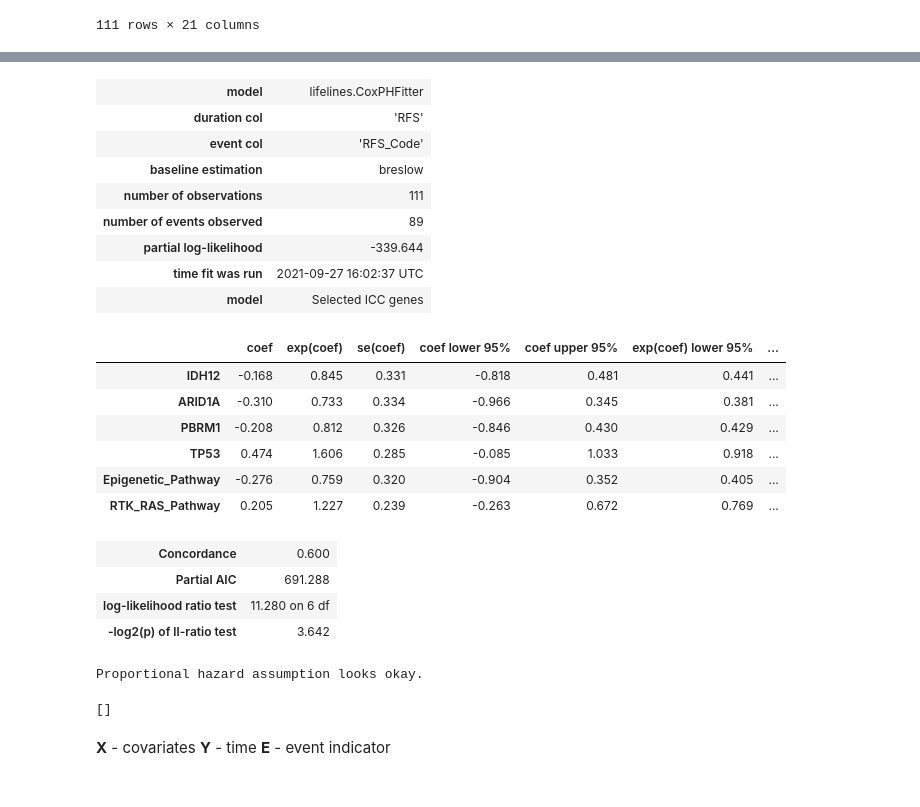
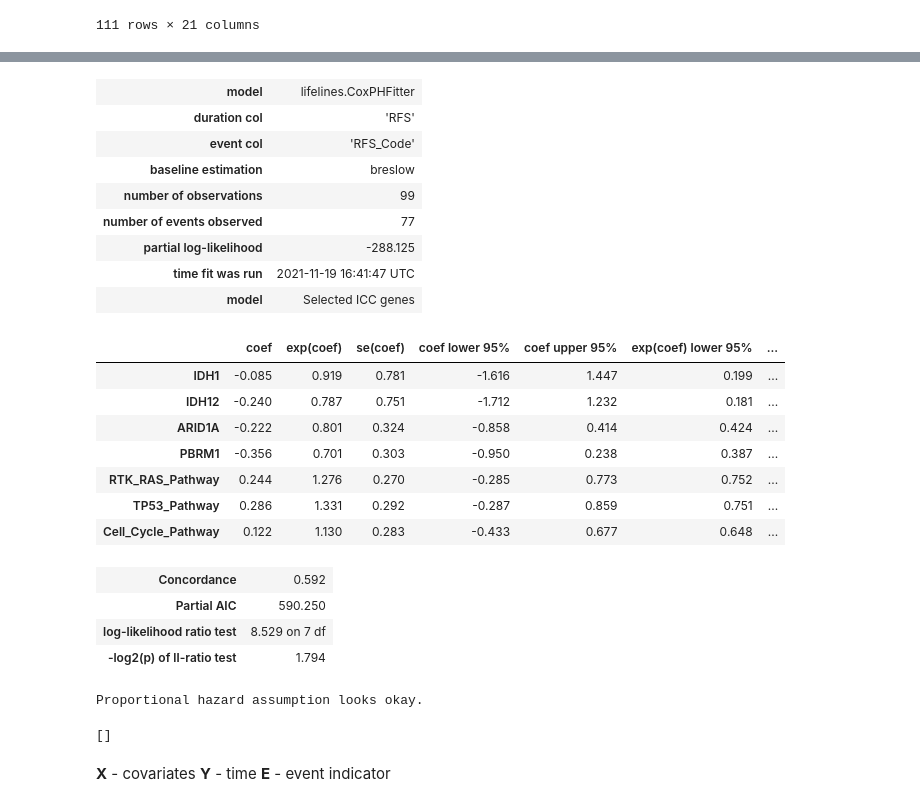
Before and after one commit to strixy16/deep-icc, a Jupyter notebook: data_exploration/explore_genetics.ipynb, the cells around one changed output, grey strips where cells are left out. Cells and saved outputs as stored; diff of their text form; code cells hidden in the pictures.

```diff
--- a/data_exploration/explore_genetics.ipynb
+++ b/data_exploration/explore_genetics.ipynb
@@ -59,3 +51,7 @@ genes_and_labels
 | 109 | ICC_Radiogenomics_3 | 0 | 1 | 1 | 0 | 0 | 0 | 0 | 0 | 0 | ... | ... |
 | 110 | ICC_Radiogenomics_5 | 0 | 0 | 0 | 0 | 0 | 0 | 1 | 1 | 1 | ... | ... |
 111 rows × 21 columns
+# %%
+train_file = "../../Data/train_gene_pats.xlsx"
+train_pats = pd.read_excel(train_file)
+train_pats.head
@@ -61,0 +73,3 @@ genes_and_labels
+# %%
+train_gal = pd.merge(train_pats, genes_and_labels, how='inner', on=['ScoutID', 'ScoutID'])
+train_gal.head
@@ -103,31 +135,32 @@ Text(0.5, 1.0, 'Recurrence Free Survival for Cell_Cycle_Pathway Mutations')
 # %%
-genes_for_cph = genes_and_labels[["IDH12", "ARID1A", "PBRM1", "TP53", "Epigenetic_Pathway", "RTK_RAS_Pathway", "RFS", "RFS_Code"]]
+genes_for_cph = train_gal[["IDH1", "IDH12", "ARID1A", "PBRM1", "RTK_RAS_Pathway", "TP53_Pathway", "Cell_Cycle_Pathway", "RFS", "RFS_Code"]]
 
 cph = CoxPHFitter()
 cph.fit(genes_for_cph, duration_col='RFS', event_col='RFS_Code')
 cph.print_summary(model="Selected ICC genes", decimals=3)
 cph.check_assumptions(genes_for_cph, p_value_threshold=0.05, show_plots=True)
 # %% [output]
 | model | lifelines.CoxPHFitter |
 | duration col | 'RFS' |
 | event col | 'RFS_Code' |
 | baseline estimation | breslow |
-| number of observations | 111 |
-| number of events observed | 89 |
-| partial log-likelihood | -339.644 |
-| time fit was run | 2021-09-27 16:02:37 UTC |
+| number of observations | 99 |
+| number of events observed | 77 |
+| partial log-likelihood | -288.125 |
+| time fit was run | 2021-11-19 16:41:47 UTC |
 | model | Selected ICC genes |
 |  | coef | exp(coef) | se(coef) | coef lower 95% | coef upper 95% | exp(coef) lower 95% | ... |
-| IDH12 | -0.168 | 0.845 | 0.331 | -0.818 | 0.481 | 0.441 | ... |
-| ARID1A | -0.310 | 0.733 | 0.334 | -0.966 | 0.345 | 0.381 | ... |
-| PBRM1 | -0.208 | 0.812 | 0.326 | -0.846 | 0.430 | 0.429 | ... |
-| TP53 | 0.474 | 1.606 | 0.285 | -0.085 | 1.033 | 0.918 | ... |
-| Epigenetic_Pathway | -0.276 | 0.759 | 0.320 | -0.904 | 0.352 | 0.405 | ... |
-| RTK_RAS_Pathway | 0.205 | 1.227 | 0.239 | -0.263 | 0.672 | 0.769 | ... |
+| IDH1 | -0.085 | 0.919 | 0.781 | -1.616 | 1.447 | 0.199 | ... |
+| IDH12 | -0.240 | 0.787 | 0.751 | -1.712 | 1.232 | 0.181 | ... |
+| ARID1A | -0.222 | 0.801 | 0.324 | -0.858 | 0.414 | 0.424 | ... |
+| PBRM1 | -0.356 | 0.701 | 0.303 | -0.950 | 0.238 | 0.387 | ... |
+| RTK_RAS_Pathway | 0.244 | 1.276 | 0.270 | -0.285 | 0.773 | 0.752 | ... |
+| TP53_Pathway | 0.286 | 1.331 | 0.292 | -0.287 | 0.859 | 0.751 | ... |
+| Cell_Cycle_Pathway | 0.122 | 1.130 | 0.283 | -0.433 | 0.677 | 0.648 | ... |
-| Concordance | 0.600 |
-| Partial AIC | 691.288 |
-| log-likelihood ratio test | 11.280 on 6 df |
-| -log2(p) of ll-ratio test | 3.642 |
+| Concordance | 0.592 |
+| Partial AIC | 590.250 |
+| log-likelihood ratio test | 8.529 on 7 df |
+| -log2(p) of ll-ratio test | 1.794 |
 Proportional hazard assumption looks okay.
 []
 # %%
```
Also changed, not shown: parts of 6 cells of this notebook, 4 other files.
